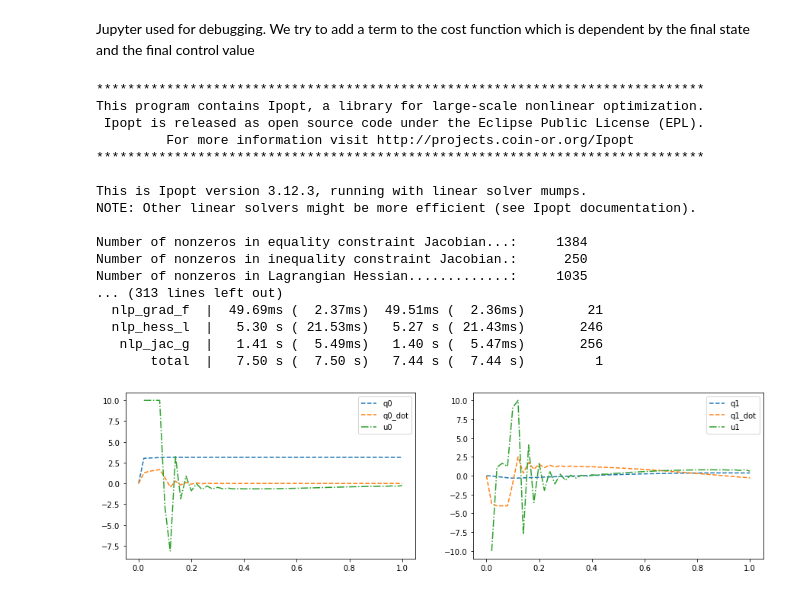
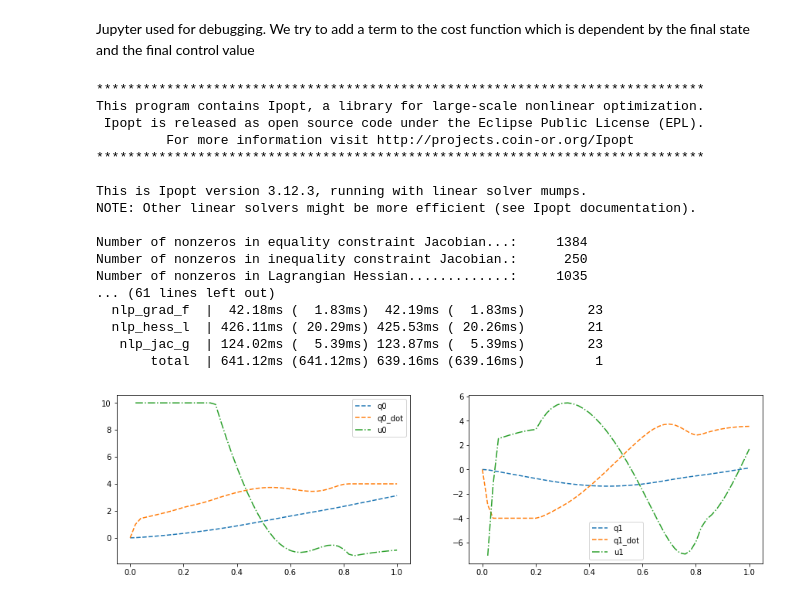
Before and after one commit to abcamiletto/flex, a Jupyter notebook: Jupyters/URDF2OptimalControl.ipynb, the cells around one changed output. Cells and saved outputs as stored; diff of their text form; code cells hidden in the pictures.

```diff
--- a/Jupyters/URDF2OptimalControl.ipynb
+++ b/Jupyters/URDF2OptimalControl.ipynb
@@ -22,7 +22,7 @@ class Urdf2Moon:
         self.num_joints = self.get_joints_n()
         self.define_symbolic_vars()
         self.M, self.Cq, self.G = self.get_motion_equation_matrix()
-        self.ee = self.get_forward_kinematics()
+        self.ee_pos = self.get_forward_kinematics()
         self.M_inv = cs.pinv(self.M)
         self.upper_q, self.lower_q, self.max_effort, self.max_velocity = self.get_limits()
 
@@ -74,13 +74,16 @@ class Urdf2Moon:
         self.G_sym = self.robot_parser.get_gravity_rnea(self.root, self.tip, gravity_u2c)
         # load Coriolis terms (function)
         self.C_sym = self.robot_parser.get_coriolis_rnea(self.root, self.tip)
-        # load frictional matrixes
-        self.Ff, self.Fd = self.robot_parser.get_friction_matrixes(self.root, self.tip)
+        # load frictional matrices
+        self.Ff, self.Fd = self.robot_parser.get_friction_matrices(self.root, self.tip)
         return self.M_sym(self.q), self.C_sym(self.q, self.q_dot), self.G_sym(self.q)
     def get_forward_kinematics(self):
         fk_dict = self.robot_parser.get_forward_kinematics(self.root, self.tip)
-        self.FK_sym = fk_dict["T_fk"]
-        return self.FK_sym(self.q)
+        dummy_sym = cs.MX.sym('dummy', self.num_joints)
+        FK_sym = fk_dict["T_fk"] # ee position
+        ee = FK_sym(dummy_sym)[0:3,3]
+        ee_pos = cs.Function('ee_pos', [dummy_sym], [ee])
+        return ee_pos
     def get_limits(self):
         _, _, upper_q, lower_q = self.robot_parser.get_joint_info(self.root, self.tip)
         max_effort, max_velocity = self.robot_parser.get_other_limits(self.root, self.tip)
@@ -191,7 +194,7 @@ class Urdf2Moon:
             ubg += [0] * (2*self.num_joints)
 
             # get forward kinematics
-            EEk_pos = self.FK_sym(Xk[0:self.num_joints])[0:3,3]
+            EEk_pos = self.ee_pos(Xk[0:self.num_joints])
             # add custom constraints
             if my_constraints != None:
                 self.add_constraints(g, lbg, ubg, Xk, Uk, EEk_pos, my_constraints)
@@ -237,7 +240,7 @@ class Urdf2Moon:
     def print_results(self):
         tgrid = [self.T/self.N*k for k in range(self.N+1)]
 
-        fig, axes = plt.subplots(nrows=ceil(self.num_joints/2), ncols=2, figsize=(15, 4*ceil(self.num_joints/2)))
+        fig, axes = plt.subplots(nrows=int(ceil(self.num_joints/2)), ncols=2, figsize=(15, 4*ceil(self.num_joints/2)))
 
         for idx, ax in enumerate(fig.axes):
             if idx < self.num_joints:
@@ -261,7 +264,7 @@ if __name__ == '__main__':
             return q
         in_cond = [0]*4
     else:
-        urdf_path = "../urdf/panda2.urdf"
+        urdf_path = "./urdf/panda.urdf"
         root = "panda_link0"
         end = "panda_link8"
         def trajectory_target(t):
@@ -273,45 +276,39 @@ if __name__ == '__main__':
         return 10 * cs.mtimes(q.T,q) + cs.mtimes(u.T,u) / 10
 
     def my_final_term_cost(q_f, qd_f, u_f):
         return 10*cs.mtimes(q_f.T,q_f)  #+ cs.mtimes(qd_f.T,qd_f)
 
-    def my_constraints_old(q, q_dot, u, ee_pos):
-        lower_bounds_list = [0] + [-10, -10]
-        expression_list = [ee_pos[0]**2 + ee_pos[1]**2 + ee_pos[2]**2] + [u]
-        upper_bounds_list = [4] + [10, 10]
-        return lower_bounds_list, expression_list, upper_bounds_list
-        # return 0, ee_pos[0]**2 + ee_pos[1]**2 + ee_pos[2]**2, 1
 
     def my_constraint1(q, q_dot, u, ee_pos):
         return [-10, -10], u, [10, 10]
     def my_constraint2(q, q_dot, u, ee_pos):
         return [-4, -4], q_dot, [4, 4]
-    # def my_constraint3(q, q_dot, u, ee_pos):
-        # return 0, ee_pos[0]**2 + ee_pos[1]**2 + ee_pos[2]**2, 1
-    my_constraints=[my_constraint1, my_constraint2]
+    def my_constraint3(q, q_dot, u, ee_pos):
+        return 0, ee_pos[0]**2 + ee_pos[1]**2 + ee_pos[2]**2, 20
+    my_constraints=[my_constraint1, my_constraint2, my_constraint3]
 
     time_horizon = 1
     steps = 50
 
     urdf_2_opt = Urdf2Moon(urdf_path, root, end)
     opt = urdf_2_opt.solve(my_cost_func, time_horizon, steps, in_cond, trajectory_target, my_final_term_cost, my_constraints)
     fig = urdf_2_opt.print_results()
 # %% [output]
 ******************************************************************************
 This program contains Ipopt, a library for large-scale nonlinear optimization.
  Ipopt is released as open source code under the Eclipse Public License (EPL).
          For more information visit http://projects.coin-or.org/Ipopt
 ******************************************************************************
 
 This is Ipopt version 3.12.3, running with linear solver mumps.
 NOTE: Other linear solvers might be more efficient (see Ipopt documentation).
 
 Number of nonzeros in equality constraint Jacobian...:     1384
 Number of nonzeros in inequality constraint Jacobian.:      250
 Number of nonzeros in Lagrangian Hessian.............:     1035
-... (313 lines left out)
-  nlp_grad_f  |  49.69ms (  2.37ms)  49.51ms (  2.36ms)        21
-  nlp_hess_l  |   5.30 s ( 21.53ms)   5.27 s ( 21.43ms)       246
-   nlp_jac_g  |   1.41 s (  5.49ms)   1.40 s (  5.47ms)       256
-       total  |   7.50 s (  7.50 s)   7.44 s (  7.44 s)         1
+... (61 lines left out)
+  nlp_grad_f  |  42.18ms (  1.83ms)  42.19ms (  1.83ms)        23
+  nlp_hess_l  | 426.11ms ( 20.29ms) 425.53ms ( 20.26ms)        21
+   nlp_jac_g  | 124.02ms (  5.39ms) 123.87ms (  5.39ms)        23
+       total  | 641.12ms (641.12ms) 639.16ms (639.16ms)         1
-[figure, old version]
+[figure, new version]
```
Also changed, not shown: 1 other file.
